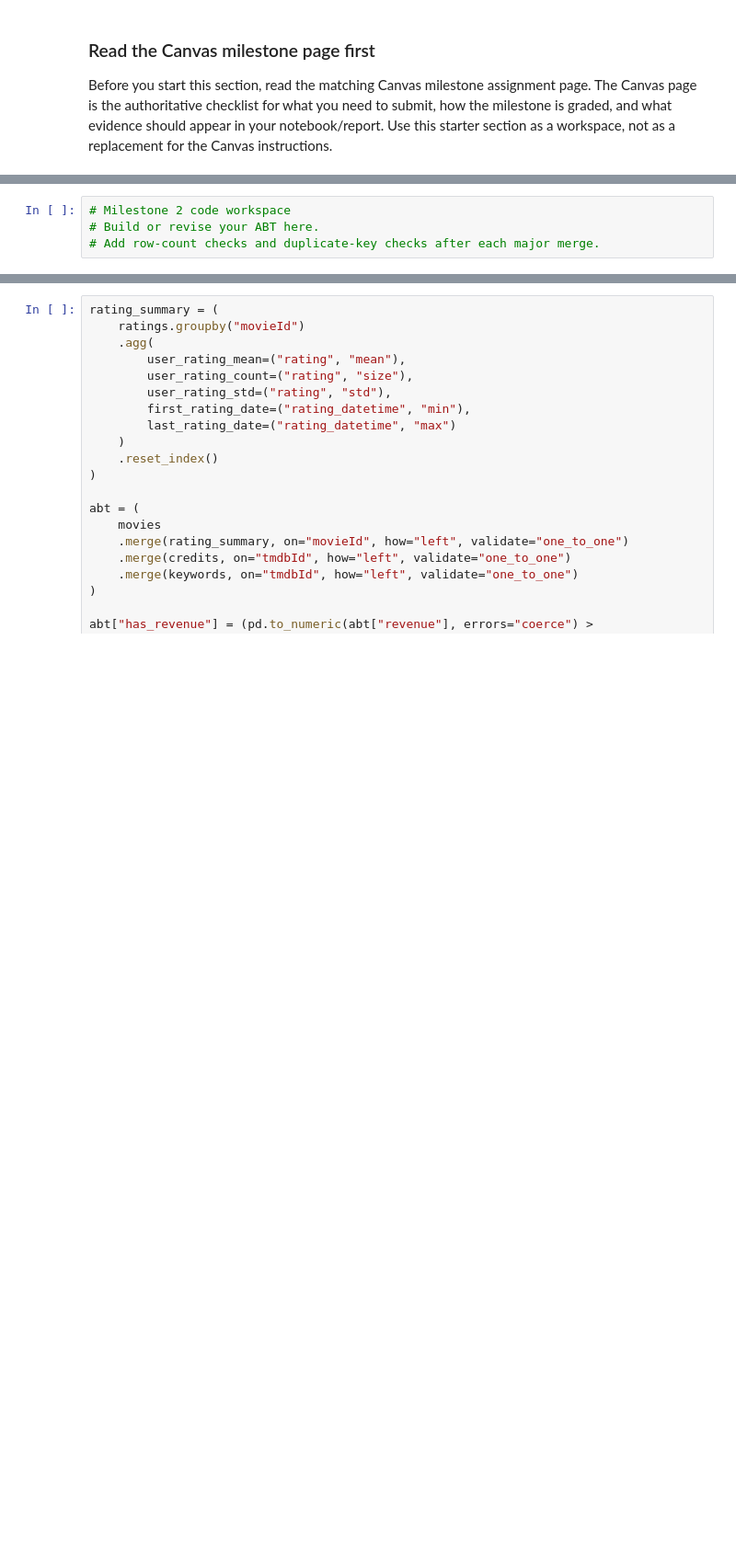
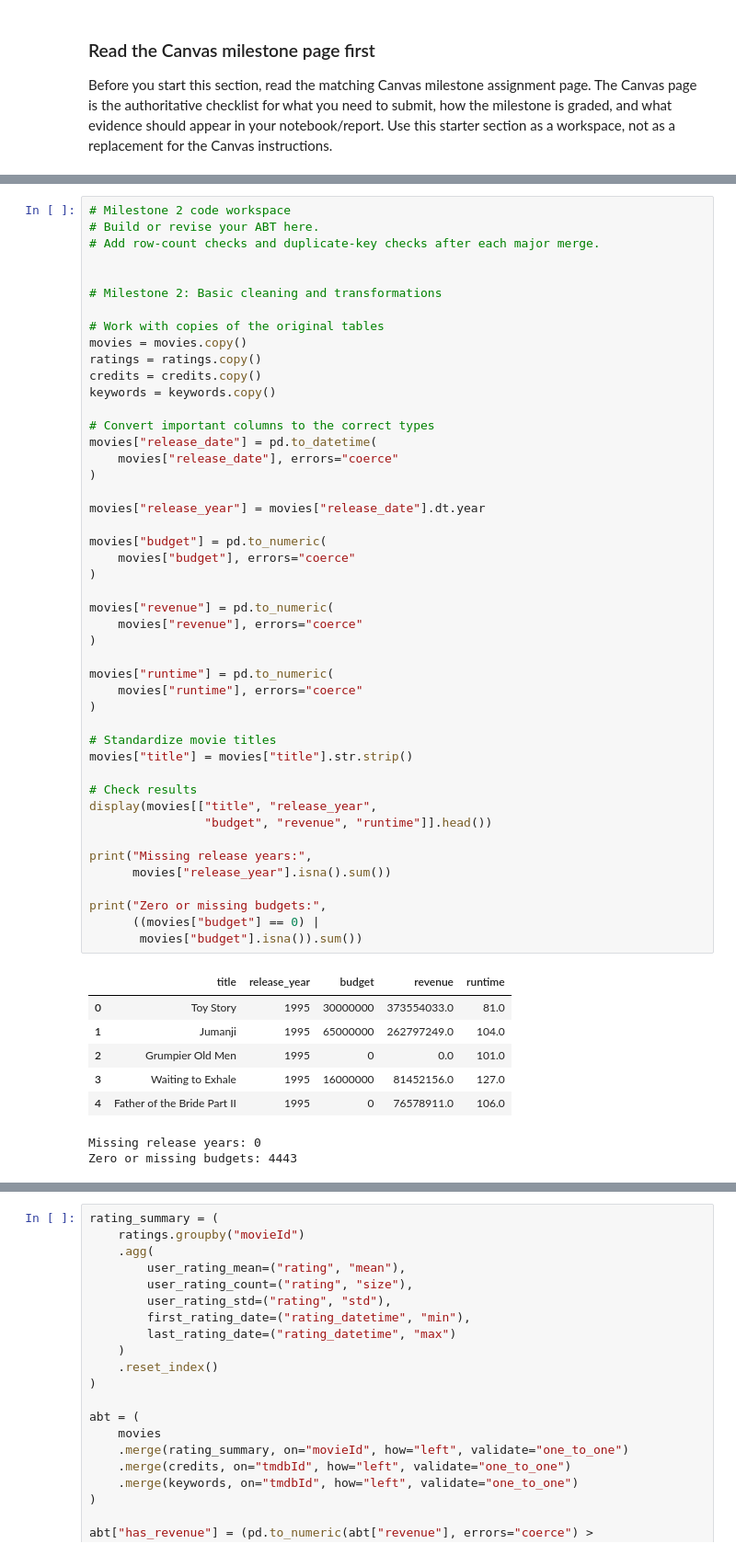
Before and after one commit to alexcalderonn/ban6003-FINAL-PROJECT-alexcalderon, a Jupyter notebook: notebooks/movies_project_starter.ipynb, the cells around one changed output, grey strips where cells are left out. Shown at 92% size. Cells and saved outputs as stored; diff of their text form; blank space fills up the shorter version.

```diff
--- a/notebooks/movies_project_starter.ipynb
+++ b/notebooks/movies_project_starter.ipynb
@@ -661,4 +718,55 @@ Use this cell to document the ABT design required by the Canvas Milestone 2 page
 # %%
 # Milestone 2 code workspace
 # Build or revise your ABT here.
 # Add row-count checks and duplicate-key checks after each major merge.
+
+
+# Milestone 2: Basic cleaning and transformations
+
+# Work with copies of the original tables
+movies = movies.copy()
+ratings = ratings.copy()
+credits = credits.copy()
+keywords = keywords.copy()
+
+# Convert important columns to the correct types
+movies["release_date"] = pd.to_datetime(
+    movies["release_date"], errors="coerce"
+)
+
+movies["release_year"] = movies["release_date"].dt.year
+
+movies["budget"] = pd.to_numeric(
+    movies["budget"], errors="coerce"
+)
+
+movies["revenue"] = pd.to_numeric(
+    movies["revenue"], errors="coerce"
+)
+
+movies["runtime"] = pd.to_numeric(
+    movies["runtime"], errors="coerce"
+)
+
+# Standardize movie titles
+movies["title"] = movies["title"].str.strip()
+
+# Check results
+display(movies[["title", "release_year",
+                "budget", "revenue", "runtime"]].head())
+
+print("Missing release years:",
+      movies["release_year"].isna().sum())
+
+print("Zero or missing budgets:",
+      ((movies["budget"] == 0) |
+       movies["budget"].isna()).sum())
+# %% [output]
+|  | title | release_year | budget | revenue | runtime |
+| 0 | Toy Story | 1995 | 30000000 | 373554033.0 | 81.0 |
+| 1 | Jumanji | 1995 | 65000000 | 262797249.0 | 104.0 |
+| 2 | Grumpier Old Men | 1995 | 0 | 0.0 | 101.0 |
+| 3 | Waiting to Exhale | 1995 | 16000000 | 81452156.0 | 127.0 |
+| 4 | Father of the Bride Part II | 1995 | 0 | 76578911.0 | 106.0 |
+Missing release years: 0
+Zero or missing budgets: 4443
```
Also changed, not shown: parts of 11 cells of this notebook, 1 other file.
